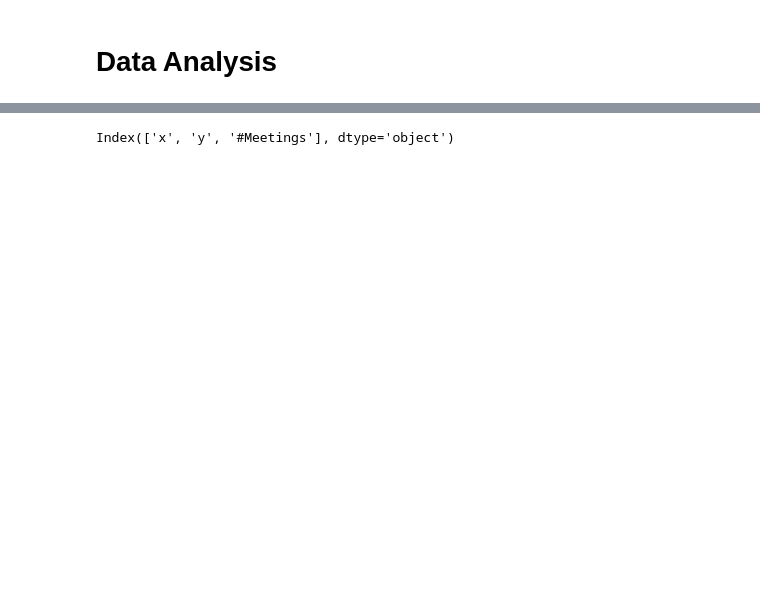
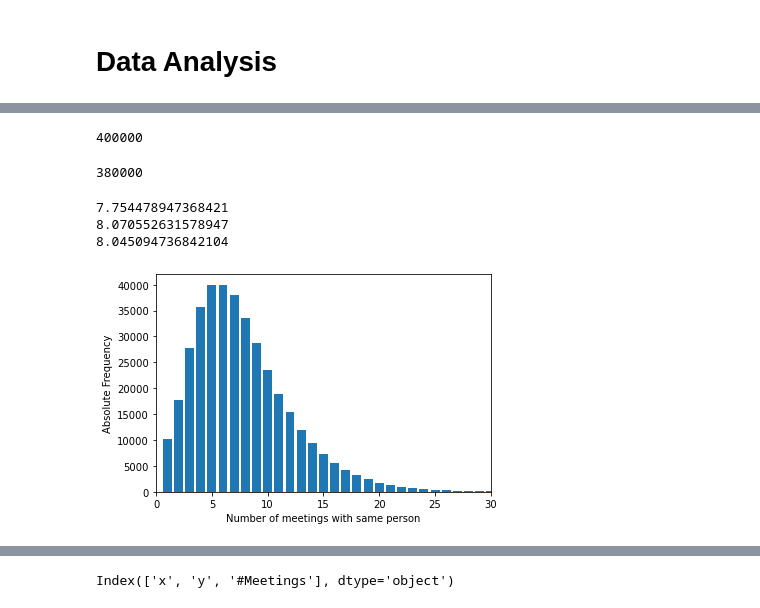
Before and after one commit to AxelTob/Simulering, a Jupyter notebook: assignment3/task2/PlotOutput.ipynb, the cells around one changed output, grey strips where cells are left out. Saved outputs shown, nothing was run; the diff lists cells and outputs as text; code cells hidden in the pictures; blank space fills up the shorter version.

Commit message:
Finish plots

```diff
--- a/assignment3/task2/PlotOutput.ipynb
+++ b/assignment3/task2/PlotOutput.ipynb
@@ -7,0 +12,2 @@ import seaborn as sns
+# %%
+meetings0 = pd.read_csv('occurencessimulation0.csv', header = None, names = ['Meetings'])
@@ -7,0 +18,3 @@ import seaborn as sns
+# %%
+# remove zeros
+meetings0 = meetings0[meetings0['Meetings']> 0]
@@ -7,0 +39,4 @@ import seaborn as sns
+# %%
+meetings2.size
+# %% [output]
+400000
@@ -7,0 +45,21 @@ import seaborn as sns
+# %%
+meetings2.size
+# %% [output]
+380000
+# %%
+print(meetings0['Meetings'].mean())
+print(meetings1['Meetings'].mean())
+print(meetings2['Meetings'].mean())
+# %% [output]
+7.754478947368421
+8.070552631578947
+8.045094736842104
+# %%
+plt.bar(*np.unique(meetings0['Meetings'], return_counts=True))
+plt.xlim([0,30])
+plt.ylim([0,42000])
+plt.xlabel('Number of meetings with same person')
+plt.ylabel('Absolute Frequency')
+plt.savefig('Meetings0.png')
+# %% [output]
+[figure, added]
```
Also changed, not shown: parts of 40 cells of this notebook.
